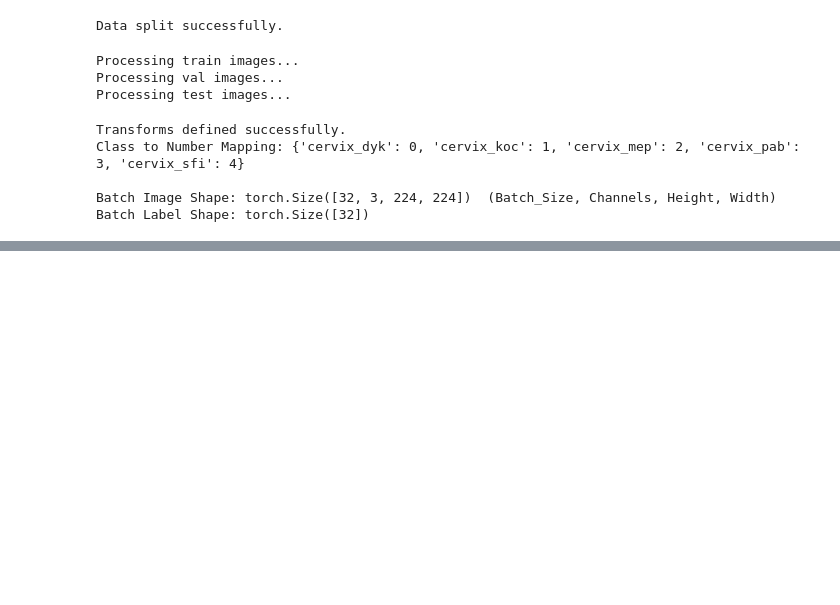
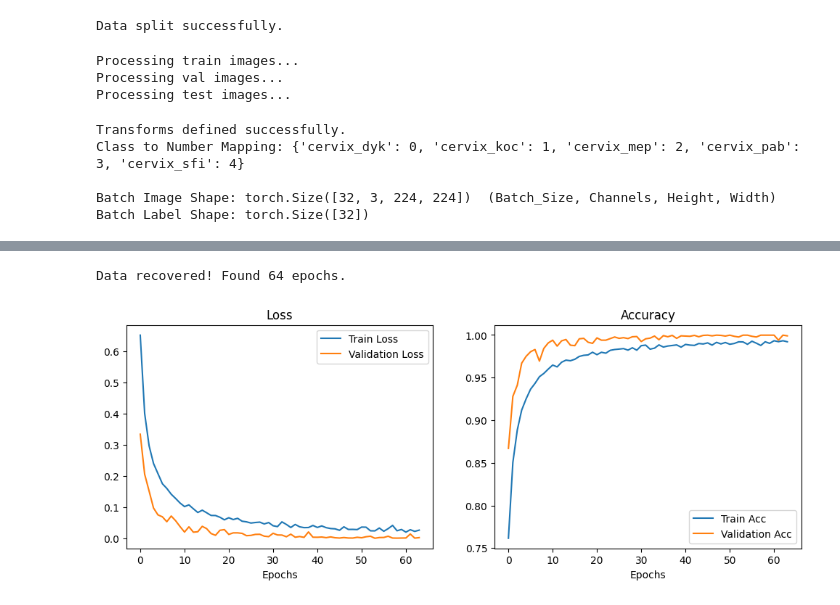
Before and after one commit to musafirzahid/MultiCancerDataset_CSE366_Project, a Jupyter notebook: All codes/custom-cnn.ipynb, the cells around one changed output, grey strips where cells are left out. Cells and saved outputs as stored; diff of their text form; code cells hidden in the pictures; blank space fills up the shorter version.

Commit message:
Training & Result

```diff
--- a/All codes/custom-cnn.ipynb
+++ b/All codes/custom-cnn.ipynb
@@ -50,7 +50,7 @@ test_batch = 16
 total_class = 5
 learning_rate = 0.0001
 decay = 1e-4
-epoch = 20
+epoch = 100
 patience = 10
 # %%
 import os
@@ -288,0 +402,39 @@ criterion = nn.CrossEntropyLoss()
+# %%
+# 1. Extract the data from the 'history' dictionary
+# (Only works if your training finished and returned 'history')
+try:
+    train_loss_history = history['train_loss']
+    train_acc_history = history['train_acc']
+    val_loss_history = history['val_loss']
+    val_acc_history = history['val_acc']
+
+    print(f"Data recovered! Found {len(train_loss_history)} epochs.")
+
+    # 2. Now Plot
+    plt.figure(figsize=(12, 4))
+
+    plt.subplot(1, 2, 1)
+    plt.plot(train_loss_history, label='Train Loss')
+    plt.plot(val_loss_history, label='Validation Loss')
+    plt.title('Loss')
+    plt.xlabel('Epochs')
+    plt.legend()
+
+    plt.subplot(1, 2, 2)
+    plt.plot(train_acc_history, label='Train Acc')
+    plt.plot(val_acc_history, label='Validation Acc')
+    plt.title('Accuracy')
+    plt.xlabel('Epochs')
+    plt.legend()
+
+    plt.show()
+
+except NameError:
+    print("Error: The variable 'history' does not exist.")
+    print("Did you restart the kernel? If so, the training data in RAM is lost.")
+    print("However, your MODEL is saved on the disk, so you don't need to retrain.")
+except KeyError:
+    print("Error: The history dictionary is empty or has wrong keys.")
+# %% [output]
+Data recovered! Found 64 epochs.
+[figure, added]
```
Also changed, not shown: parts of 4 cells of this notebook.
